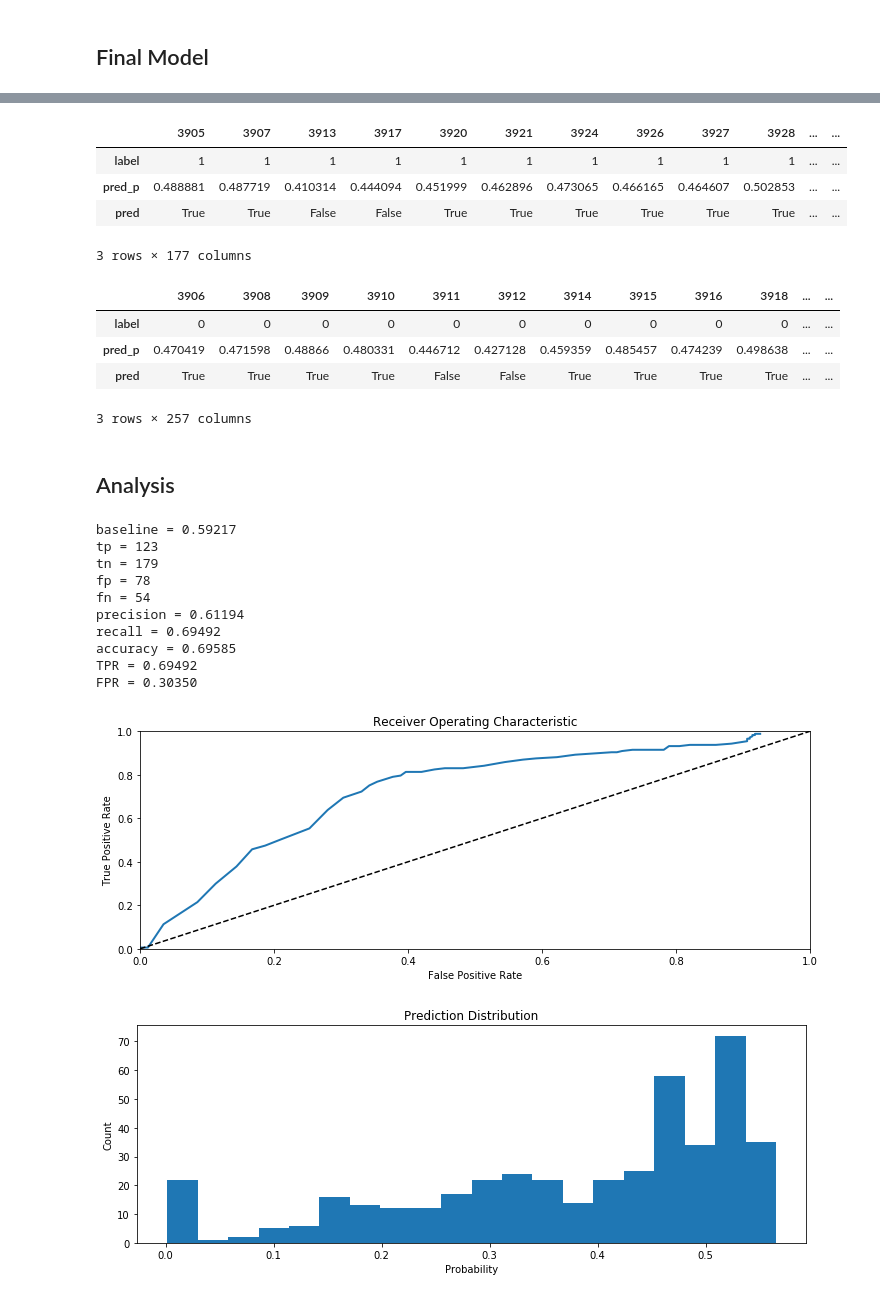
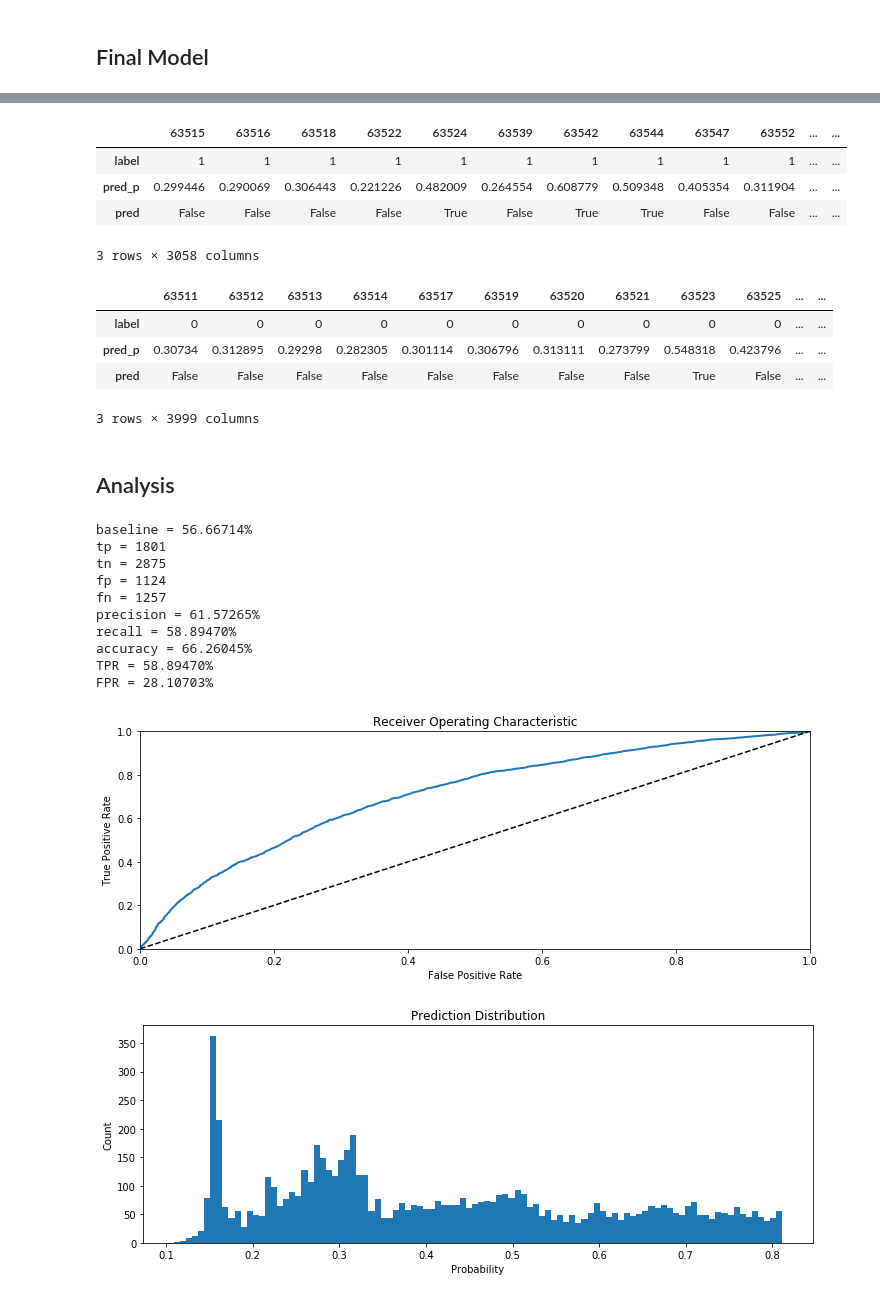
Before and after one commit to shawlu95/Purchase-Intent-Model, a Jupyter notebook: model.ipynb, the cells around one changed output, grey strips where cells are left out. Cells and saved outputs as stored; diff of their text form; code cells hidden in the pictures.

Commit message:
Increased sample size from 10 members to 10,000 members.
Not 10,000 members are used in the baby category model, as only half of them ever placed an order in this category.

```diff
--- a/model.ipynb
+++ b/model.ipynb
@@ -42,7 +42,7 @@
 # %% [markdown]
 ## Load Dataset
 # %%
-file_prefix = "sample_100_dataset_v2_d7"
+file_prefix = "sl_2017_18_jul_baby_dsl_dpo"
 sub_dir = "data"
 # %%
 path = os.path.join(cwd, sub_dir, file_prefix + ".csv")
@@ -116,7 +108,7 @@ df_inspect.set_index("note").T
 ## Preprocessing
 # %%
 # drop bad features here
-df = df.drop(["gpd"], axis = 1)
+df = df.drop([key_srl, "ref_dt", "rct_dt"], axis = 1)
 # %%
 df = df.dropna()
 print(df.shape)
@@ -205,7 +197,7 @@ CV Score : Mean - 0.6015305 | Std - 0.02622734 | Min - 0.562212 | Max - 0.642445
 ## Build Train-Test Dataset
 # %%
 # choose subset of features to use
-features = ["dpq", "dsl"]
+features = ["dpo", "dsl"]
 
 # choose train-test split ratio
 ratio = 0.9
@@ -410,7 +402,7 @@ plt.show()
 # %% [markdown]
 ## Final Model
 # %%
-num_epochs = 80
+num_epochs = 120
 batch_size = 256
 threshold = 0.45
 model = Build_Model()
@@ -432,44 +424,44 @@ _.T
 # %%
 _[_[key_label] == 1].T
 # %% [output]
-|  | 3905 | 3907 | 3913 | 3917 | 3920 | 3921 | 3924 | 3926 | 3927 | 3928 | ... | ... |
+|  | 63515 | 63516 | 63518 | 63522 | 63524 | 63539 | 63542 | 63544 | 63547 | 63552 | ... | ... |
 | label | 1 | 1 | 1 | 1 | 1 | 1 | 1 | 1 | 1 | 1 | ... | ... |
-| pred_p | 0.488881 | 0.487719 | 0.410314 | 0.444094 | 0.451999 | 0.462896 | 0.473065 | 0.466165 | 0.464607 | 0.502853 | ... | ... |
-| pred | True | True | False | False | True | True | True | True | True | True | ... | ... |
+| pred_p | 0.299446 | 0.290069 | 0.306443 | 0.221226 | 0.482009 | 0.264554 | 0.608779 | 0.509348 | 0.405354 | 0.311904 | ... | ... |
+| pred | False | False | False | False | True | False | True | True | False | False | ... | ... |
-3 rows × 177 columns
+3 rows × 3058 columns
 # %%
 _[_[key_label] == 0].T
 # %% [output]
-|  | 3906 | 3908 | 3909 | 3910 | 3911 | 3912 | 3914 | 3915 | 3916 | 3918 | ... | ... |
+|  | 63511 | 63512 | 63513 | 63514 | 63517 | 63519 | 63520 | 63521 | 63523 | 63525 | ... | ... |
 | label | 0 | 0 | 0 | 0 | 0 | 0 | 0 | 0 | 0 | 0 | ... | ... |
-| pred_p | 0.470419 | 0.471598 | 0.48866 | 0.480331 | 0.446712 | 0.427128 | 0.459359 | 0.485457 | 0.474239 | 0.498638 | ... | ... |
-| pred | True | True | True | True | False | False | True | True | True | True | ... | ... |
+| pred_p | 0.30734 | 0.312895 | 0.29298 | 0.282305 | 0.301114 | 0.306796 | 0.313111 | 0.273799 | 0.548318 | 0.423796 | ... | ... |
+| pred | False | False | False | False | False | False | False | False | True | False | ... | ... |
-3 rows × 257 columns
+3 rows × 3999 columns
 # %% [markdown]
 ## Analysis
 # %%
 summary = analysis.err_analyze(tst_labl.values, pred, threshold, verbose = True)
 # %% [output]
-baseline = 0.59217
-tp = 123
-tn = 179
-fp = 78
-fn = 54
-precision = 0.61194
-recall = 0.69492
-accuracy = 0.69585
-TPR = 0.69492
-FPR = 0.30350
+baseline = 56.66714%
+tp = 1801
+tn = 2875
+fp = 1124
+fn = 1257
+precision = 61.57265%
+recall = 58.89470%
+accuracy = 66.26045%
+TPR = 58.89470%
+FPR = 28.10703%
 # %%
-tprs, fprs, ts = analysis.discretize(tst_labl.values, pred, n = 100)
+tprs, fprs, ts = analysis.discretize(tst_labl.values, pred, n = 1000)
 analysis.plot_roc_curve(fprs, tprs, save_path = os.path.join(cwd, "fig", "roc.png"))
 # %% [output]
-[figure, old version]
+[figure, new version]
 # %%
-plt.hist(pred, 20)
+plt.hist(pred, 100)
 plt.title("Prediction Distribution")
 plt.xlabel("Probability")
 plt.ylabel("Count")
 plt.savefig(os.path.join(cwd, "fig", "predict_prob.png"))
 # %% [output]
-[figure, old version]
+[figure, new version]
```
Also changed, not shown: parts of 21 cells of this notebook, 8 other files.
